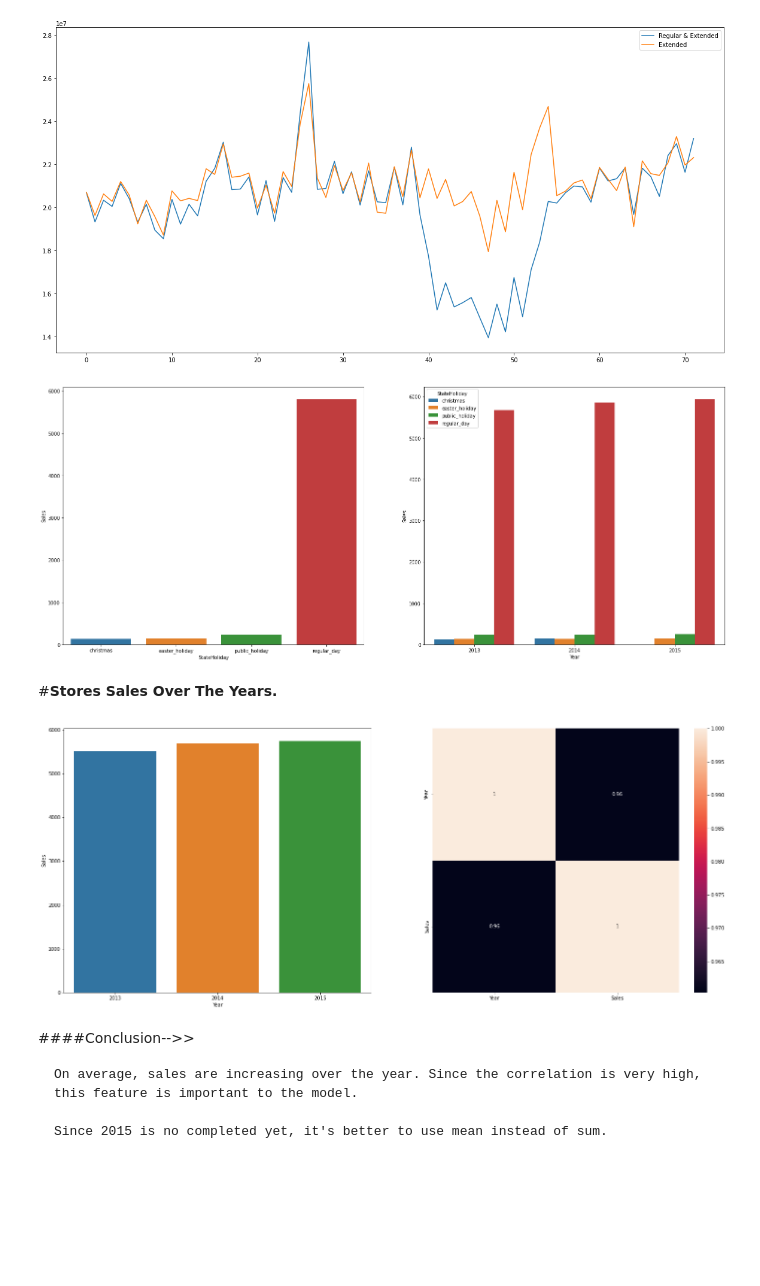
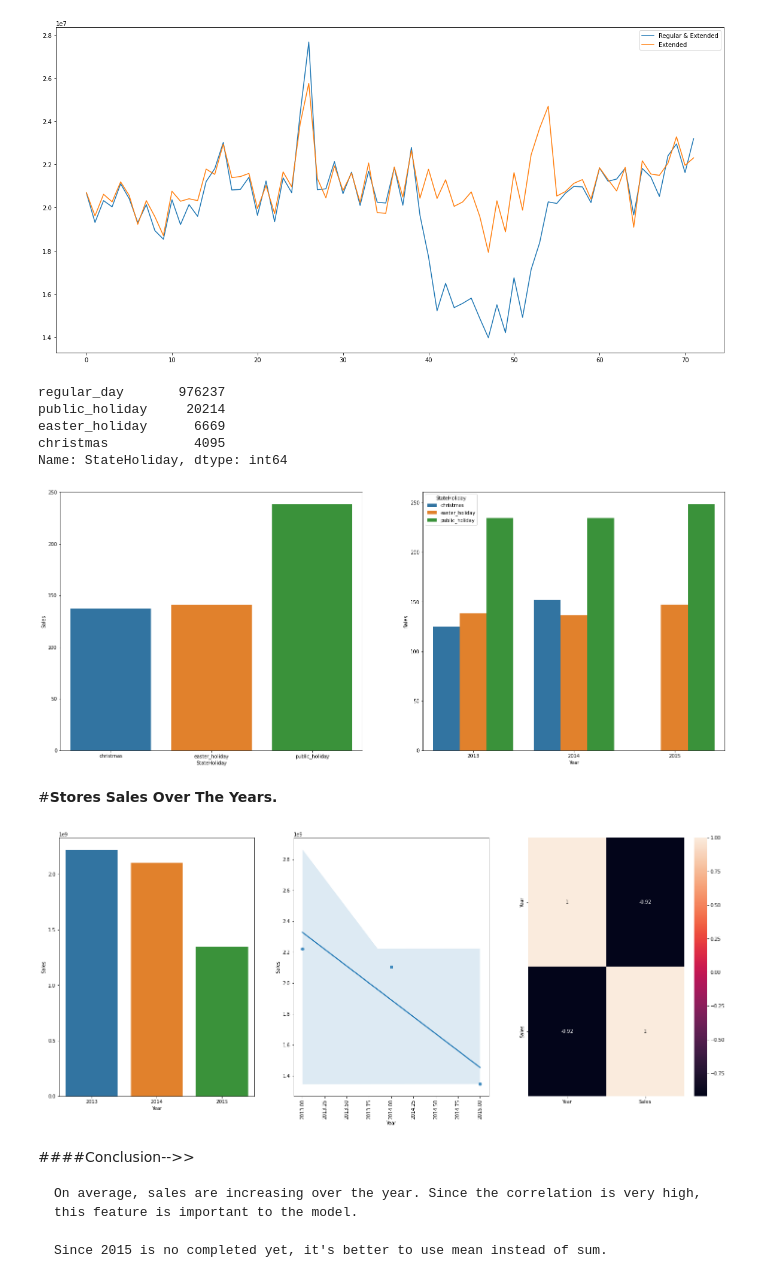
Before and after one commit to AnkitPatel745/Retail-Sales-Prediction-Capstone_Project, a Jupyter notebook: Rossmann_Sales_Prediction_Capstone_Project(ML_Regression).ipynb, the cells around one changed output. Drawn from its saved outputs; the diff is of its cells as text; code cells hidden in the pictures; blank space fills up the shorter version.

```diff
--- a/Rossmann_Sales_Prediction_Capstone_Project(ML_Regression).ipynb
+++ b/Rossmann_Sales_Prediction_Capstone_Project(ML_Regression).ipynb
@@ -398,10 +404,10 @@ dtype: float64
 df['CompetitionDistance'] = df['CompetitionDistance'].apply( lambda x: 200000.0 if math.isnan( x ) else x)
 # %%
 # competition_open_since_month
-# df['CompetitionOpenSinceMonth'].fillna( df['Date'].dt.month, inplace=True )
+df['CompetitionOpenSinceMonth'].fillna( 0, inplace=True )
 # %%
-# competition_open_since_year
-# df['CompetitionOpenSinceYear'].fillna( df['Date'].dt.year, inplace=True )
+#competition_open_since_year
+df['CompetitionOpenSinceYear'].fillna( 0, inplace=True )
 # %%
 #If there are missing values in these columns, it's because the store is not participating in promo2.
 #So, we'll fill it out with the present date.
@@ -693,8 +699,8 @@ import datetime
     Some features has float as type but they should be integer.
     So, they're going to be changed.
 # %%
-#df['CompetitionOpenSinceMonth'] = df['CompetitionOpenSinceMonth'].astype( int )
-#df['CompetitionOpenSinceYear'] = df['CompetitionOpenSinceYear'].astype( int )
+df['CompetitionOpenSinceMonth'] = df['CompetitionOpenSinceMonth'].astype( int )
+df['CompetitionOpenSinceYear'] = df['CompetitionOpenSinceYear'].astype( int )
 df['Promo2SinceWeek'] = df['Promo2SinceWeek'].astype( int )
 df['Promo2SinceYear'] = df['Promo2SinceYear'].astype( int )
 df['Promo2SinceWeek'] = df['Promo2SinceWeek'].astype( int )
@@ -870,31 +880,44 @@ test2.plot( ax=ax )
 ax.legend( labels=['Regular & Extended', 'Extended']);
 # %% [output]
 [figure]
+# %%
+df['StateHoliday'].value_counts()
+# %% [output]
+regular_day       976237
+public_holiday     20214
+easter_holiday      6669
+christmas           4095
+Name: StateHoliday, dtype: int64
 # %%
-test1 = df[['StateHoliday', 'Sales']].groupby( 'StateHoliday' ).mean().reset_index()
+test = df[df['StateHoliday'] != 'regular_day']
+test1 = test[['StateHoliday', 'Sales']].groupby( 'StateHoliday' ).mean().reset_index()
 plt.figure(figsize=(25,10))
 plt.subplot( 1, 2, 1 )
 sns.barplot( x='StateHoliday', y='Sales', data=test1 )
 
 plt.subplot( 1, 2, 2 )
-test = df[df['StateHoliday'] != 'RegularDay']
+test = df[df['StateHoliday'] != 'regular_day']
 test2 = test[['Year', 'StateHoliday', 'Sales']].groupby( ['Year', 'StateHoliday'] ).mean().reset_index()
 sns.barplot( x='Year', y='Sales', hue='StateHoliday', data=test2 );
 # %% [output]
-[figure, old version]
+[figure, new version]
 # %% [markdown]
 #**Stores Sales Over The Years.**
 # %%
-test1 = df[['Year', 'Sales',]].groupby( 'Year' ).mean().reset_index()
+test1 = df[['Year', 'Sales',]].groupby( 'Year' ).sum().reset_index()
 
 plt.figure(figsize=(25,10))
-plt.subplot( 1, 2, 1)
+plt.subplot( 1, 3, 1)
 sns.barplot( x='Year', y='Sales', data=test1)
 
-plt.subplot( 1, 2, 2)
+plt.subplot(1, 3, 2)
+sns.regplot(data = test1, x= 'Year', y= 'Sales');
+plt.xticks(rotation = 90)
+
+plt.subplot( 1, 3, 3)
 sns.heatmap( test1.corr(method = 'pearson'), annot=True);
 # %% [output]
-[figure, old version]
+[figure, new version]
 # %% [markdown]
 ####Conclusion-->>
 
```
Also changed, not shown: parts of 75 cells of this notebook.
